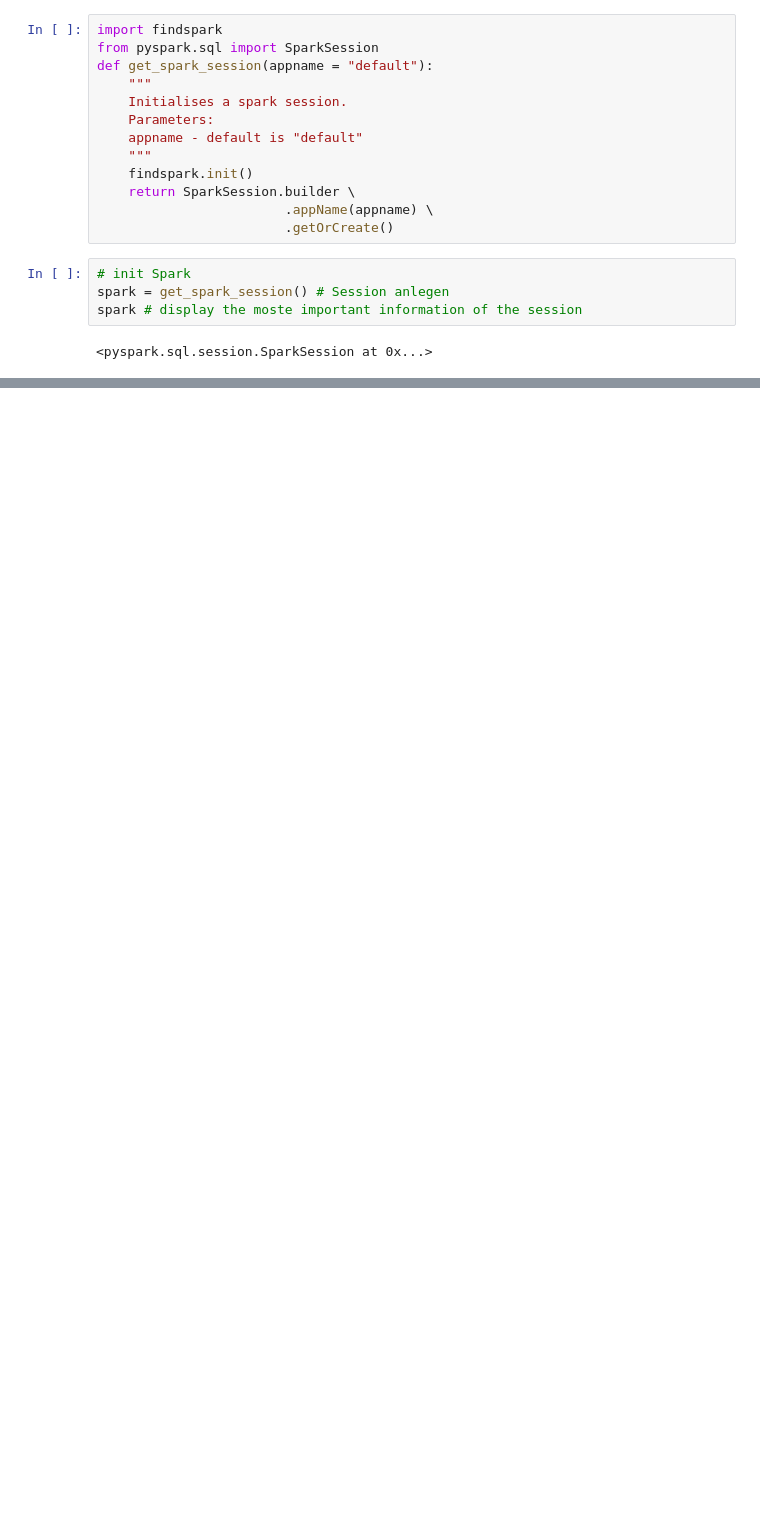
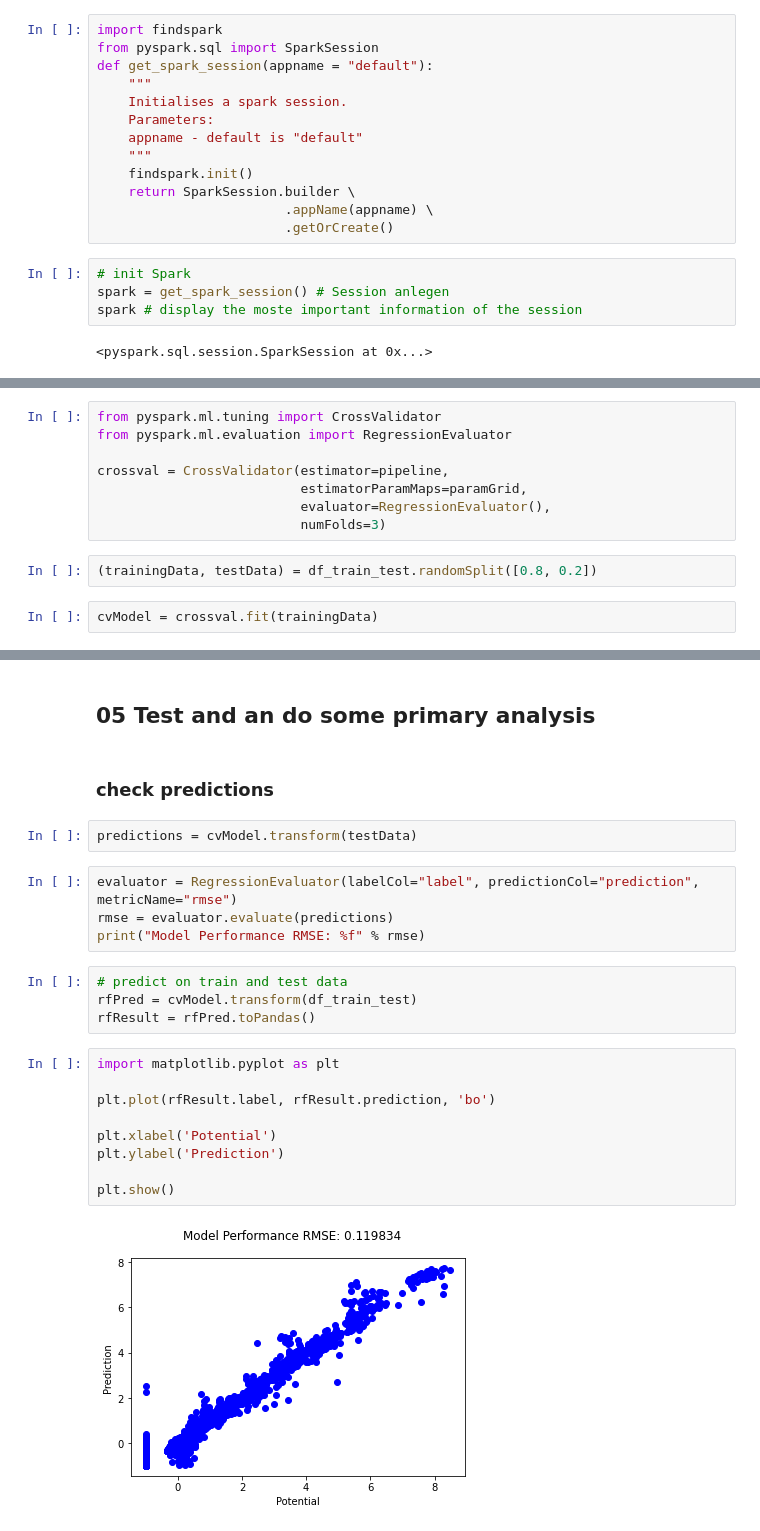
Before and after one commit to HansjoergW/bfh_mt_hs2020_robo_advisor, a Jupyter notebook: 02_train_model.ipynb, the cells around one changed output, grey strips where cells are left out. Cells and saved outputs as stored; diff of their text form; blank space fills up the shorter version.

```diff
--- a/02_train_model.ipynb
+++ b/02_train_model.ipynb
@@ -33,0 +124,12 @@ dfparquet
+# %%
+from pyspark.ml.tuning import CrossValidator
+from pyspark.ml.evaluation import RegressionEvaluator
+
+crossval = CrossValidator(estimator=pipeline,
+                          estimatorParamMaps=paramGrid,
+                          evaluator=RegressionEvaluator(),
+                          numFolds=3)
+# %%
+(trainingData, testData) = df_train_test.randomSplit([0.8, 0.2])
+# %%
+cvModel = crossval.fit(trainingData)
@@ -33,0 +143,25 @@ dfparquet
+# %% [markdown]
+## 05 Test and an do some primary analysis
+# %% [markdown]
+### check predictions
+# %%
+predictions = cvModel.transform(testData)
+# %%
+evaluator = RegressionEvaluator(labelCol="label", predictionCol="prediction", metricName="rmse")
+rmse = evaluator.evaluate(predictions)
+print("Model Performance RMSE: %f" % rmse)
+# %%
+# predict on train and test data
+rfPred = cvModel.transform(df_train_test)
+rfResult = rfPred.toPandas()
+# %%
+import matplotlib.pyplot as plt
+
+plt.plot(rfResult.label, rfResult.prediction, 'bo')
+
+plt.xlabel('Potential')
+plt.ylabel('Prediction')
+
+plt.show()
+# %% [output]
+[figure, added]
```
Also changed, not shown: parts of 51 cells of this notebook, 1 other file.
